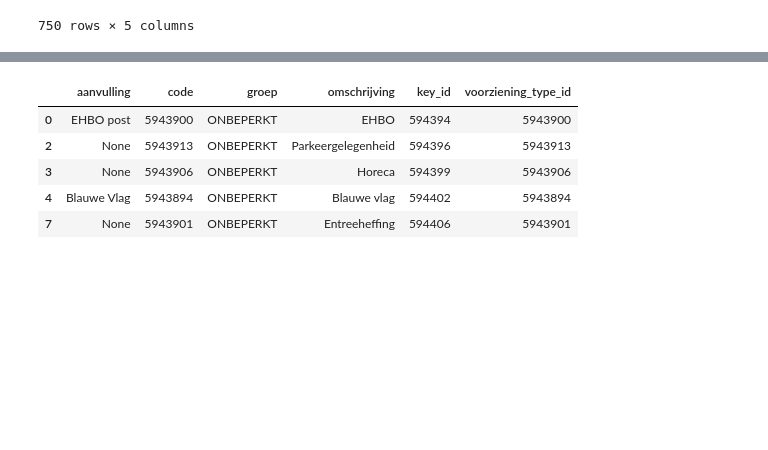
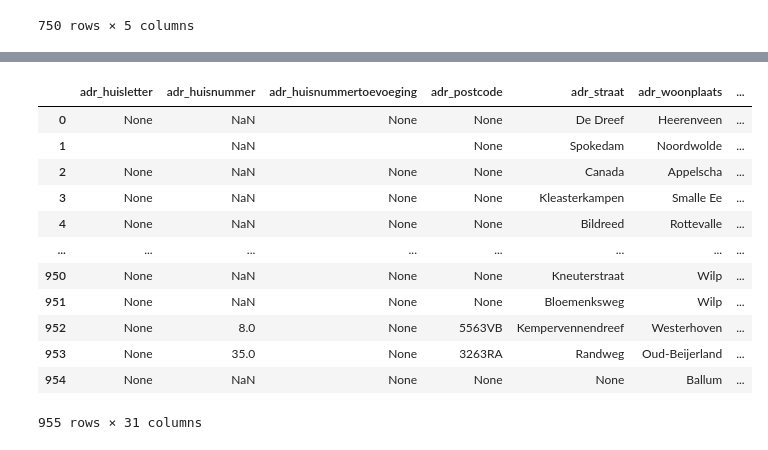
Before and after one commit to leonmelein/EUBathingWaterAPI, a Jupyter notebook: data/netherlands/NL-Datamodel.ipynb, the cells around one changed output, grey strips where cells are left out. Saved outputs shown, nothing was run; the diff lists cells and outputs as text; code cells hidden in the pictures; blank space fills up the shorter version.

Commit message:
Data model exploration

```diff
--- a/data/netherlands/NL-Datamodel.ipynb
+++ b/data/netherlands/NL-Datamodel.ipynb
@@ -91,20 +53,18 @@ data
-# %%
-"""
-Get unique combination of codes and amenities
-Cell generated by Data Wrangler.
-"""
-def clean_data(data):
-    data = data.drop_duplicates('code')
-    # Drop columns: 'id', 'taal' and 3 other columns
-    data = data.drop(columns=['id', 'taal', 'zwemplek_id', 'zwemwaterlocatie_id', 'geometry'])
-    return data
-
-data_clean = clean_data(data.copy())
-data_clean.head()
-# %% [output]
-|  | aanvulling | code | groep | omschrijving | key_id | voorziening_type_id |
-| 0 | EHBO post | 5943900 | ONBEPERKT | EHBO | 594394 | 5943900 |
-| 2 | None | 5943913 | ONBEPERKT | Parkeergelegenheid | 594396 | 5943913 |
-| 3 | None | 5943906 | ONBEPERKT | Horeca | 594399 | 5943906 |
-| 4 | Blauwe Vlag | 5943894 | ONBEPERKT | Blauwe vlag | 594402 | 5943894 |
-| 7 | None | 5943901 | ONBEPERKT | Entreeheffing | 594406 | 5943901 |
+# %%
+zwemplekken_details = load_wfs_layer("zwr_public:zwemplekken_details")
+zwemplekken_details = zwemplekken_details.drop(columns=["id", "info_id", "geometry", "datum"])
+zwemplekken_details
+# %% [output]
+|  | adr_huisletter | adr_huisnummer | adr_huisnummertoevoeging | adr_postcode | adr_straat | adr_woonplaats | ... |
+| 0 | None | NaN | None | None | De Dreef | Heerenveen | ... |
+| 1 |  | NaN |  | None | Spokedam | Noordwolde | ... |
+| 2 | None | NaN | None | None | Canada | Appelscha | ... |
+| 3 | None | NaN | None | None | Kleasterkampen | Smalle Ee | ... |
+| 4 | None | NaN | None | None | Bildreed | Rottevalle | ... |
+| ... | ... | ... | ... | ... | ... | ... | ... |
+| 950 | None | NaN | None | None | Kneuterstraat | Wilp | ... |
+| 951 | None | NaN | None | None | Bloemenksweg | Wilp | ... |
+| 952 | None | 8.0 | None | 5563VB | Kempervennendreef | Westerhoven | ... |
+| 953 | None | 35.0 | None | 3263RA | Randweg | Oud-Beijerland | ... |
+| 954 | None | NaN | None | None | None | Ballum | ... |
+955 rows × 31 columns
```
Also changed, not shown: parts of 23 cells of this notebook.
